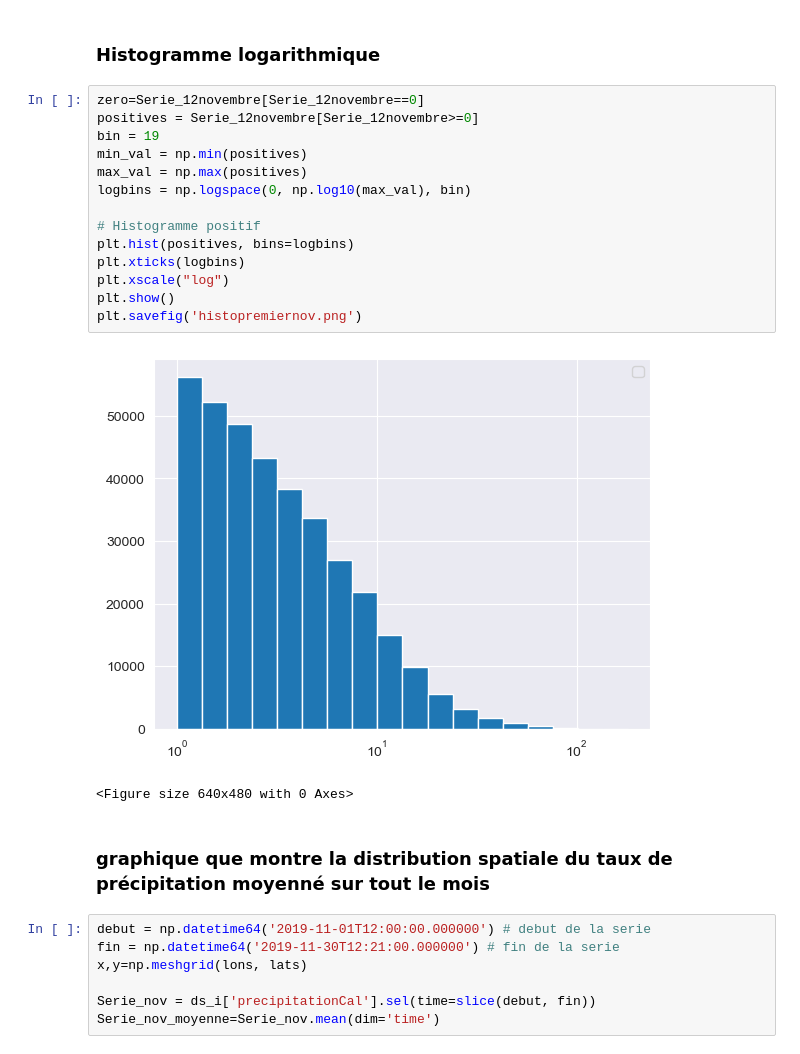
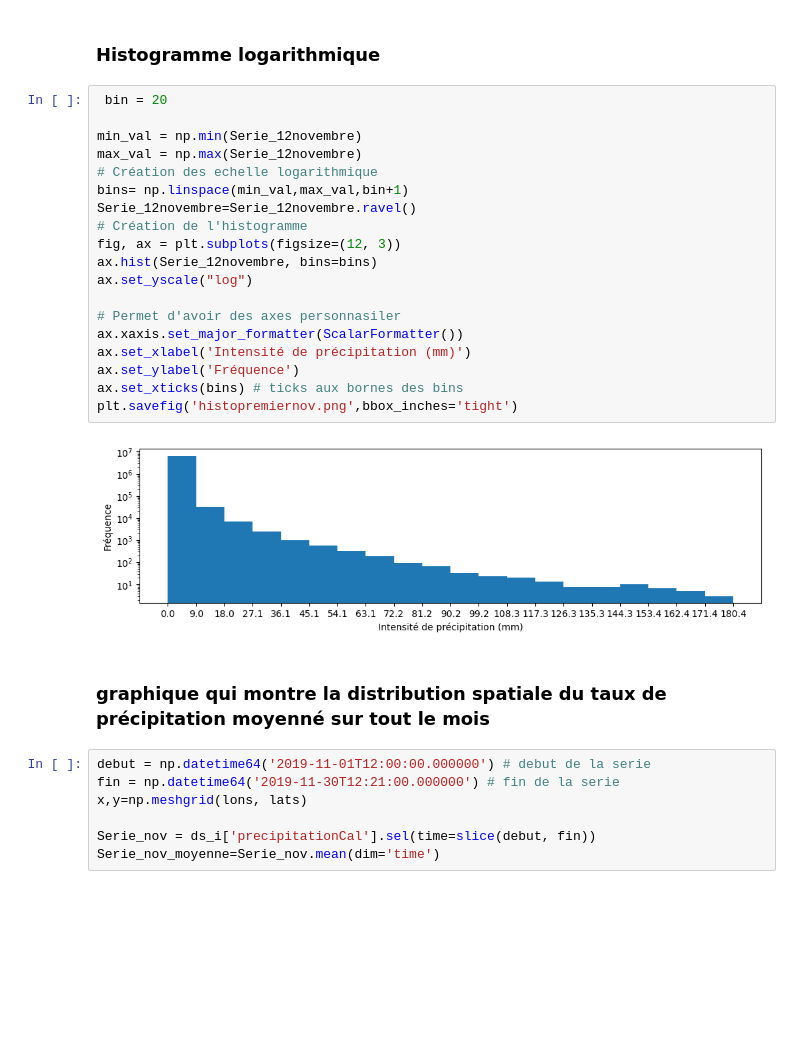
Before and after one commit to Maina-3/laboratoire3, a Jupyter notebook: experience1.ipynb, the cells around one changed output. Saved outputs shown, nothing was run; the diff lists cells and outputs as text; blank space fills up the shorter version.

```diff
--- a/experience1.ipynb
+++ b/experience1.ipynb
@@ -361,24 +603,28 @@ plt.savefig('distrib_1nov.png')
 # %% [markdown]
 ### Histogramme logarithmique
 # %%
-zero=Serie_12novembre[Serie_12novembre==0]
-positives = Serie_12novembre[Serie_12novembre>=0]
-bin = 19
-min_val = np.min(positives)
-max_val = np.max(positives)
-logbins = np.logspace(0, np.log10(max_val), bin)
+ bin = 20
 
-# Histogramme positif
-plt.hist(positives, bins=logbins)
-plt.xticks(logbins)
-plt.xscale("log")
-plt.show()
-plt.savefig('histopremiernov.png')
+min_val = np.min(Serie_12novembre)
+max_val = np.max(Serie_12novembre)
+# Création des echelle logarithmique
+bins= np.linspace(min_val,max_val,bin+1)
+Serie_12novembre=Serie_12novembre.ravel()
+# Création de l'histogramme
+fig, ax = plt.subplots(figsize=(12, 3))
+ax.hist(Serie_12novembre, bins=bins)
+ax.set_yscale("log")
+
+# Permet d'avoir des axes personnasiler
+ax.xaxis.set_major_formatter(ScalarFormatter())
+ax.set_xlabel('Intensité de précipitation (mm)')
+ax.set_ylabel('Fréquence')
+ax.set_xticks(bins) # ticks aux bornes des bins
+plt.savefig('histopremiernov.png',bbox_inches='tight')
 # %% [output]
-[figure, old version]
+[figure, new version]
-<Figure size 640x480 with 0 Axes>
 # %% [markdown]
-### graphique que montre la distribution spatiale du taux de précipitation moyenné sur tout le mois
+### graphique qui montre la distribution spatiale du taux de précipitation moyenné sur tout le mois
 # %%
 debut = np.datetime64('2019-11-01T12:00:00.000000') # debut de la serie
 fin = np.datetime64('2019-11-30T12:21:00.000000') # fin de la serie
```
Also changed, not shown: parts of 33 cells of this notebook.
